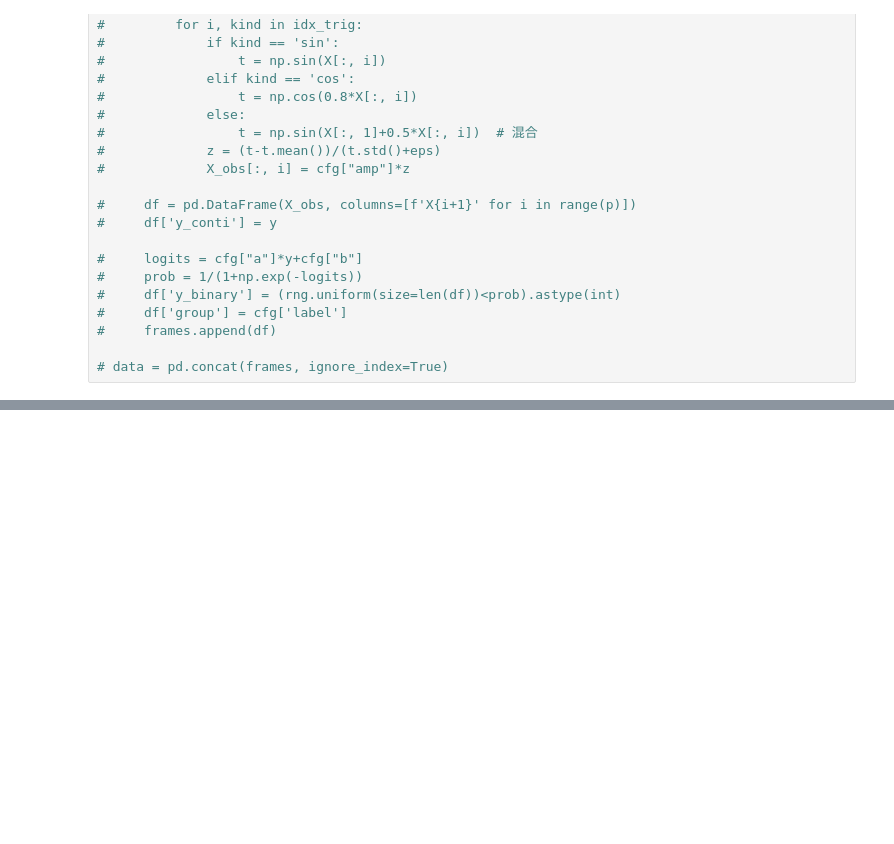
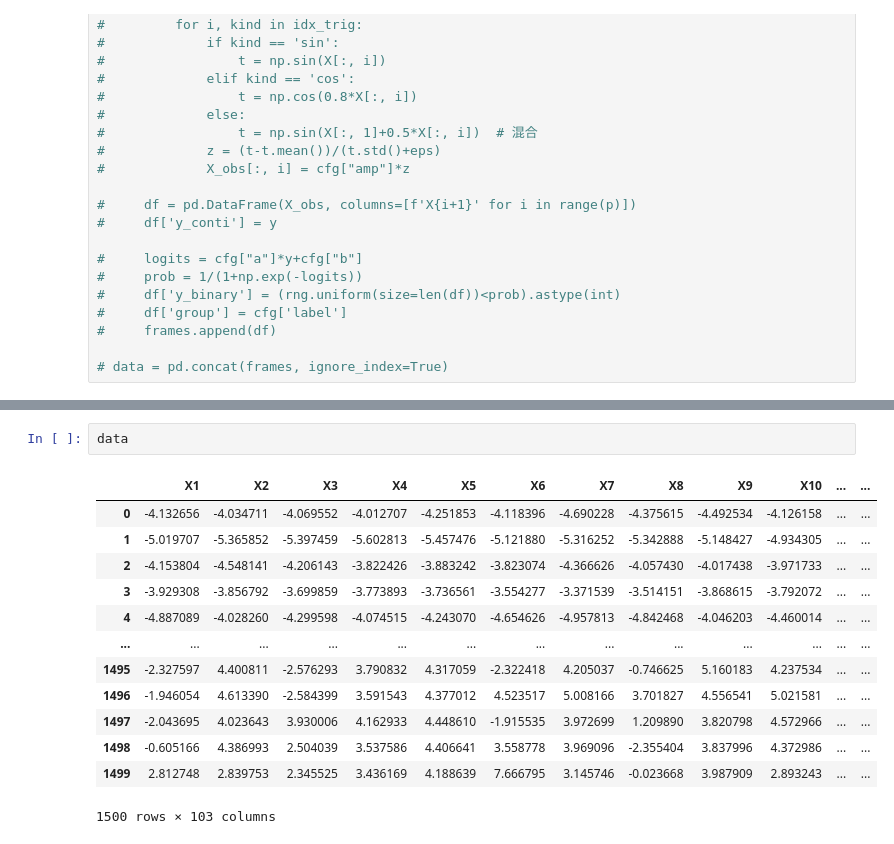
Before and after one commit to JackHuang0125/WHAT_I_DID, a Jupyter notebook: 0 Meeting/0_PAPER_0821.ipynb, the cells around one changed output, grey strips where cells are left out. Saved outputs shown, nothing was run; the diff lists cells and outputs as text; blank space fills up the shorter version.

```diff
--- a/0 Meeting/0_PAPER_0821.ipynb
+++ b/0 Meeting/0_PAPER_0821.ipynb
@@ -190,3 +195,19 @@ sns.heatmap(data=corr_)
+# %%
+data
+# %% [output]
+|  | X1 | X2 | X3 | X4 | X5 | X6 | X7 | X8 | X9 | X10 | ... | ... |
+| 0 | -4.132656 | -4.034711 | -4.069552 | -4.012707 | -4.251853 | -4.118396 | -4.690228 | -4.375615 | -4.492534 | -4.126158 | ... | ... |
+| 1 | -5.019707 | -5.365852 | -5.397459 | -5.602813 | -5.457476 | -5.121880 | -5.316252 | -5.342888 | -5.148427 | -4.934305 | ... | ... |
+| 2 | -4.153804 | -4.548141 | -4.206143 | -3.822426 | -3.883242 | -3.823074 | -4.366626 | -4.057430 | -4.017438 | -3.971733 | ... | ... |
+| 3 | -3.929308 | -3.856792 | -3.699859 | -3.773893 | -3.736561 | -3.554277 | -3.371539 | -3.514151 | -3.868615 | -3.792072 | ... | ... |
+| 4 | -4.887089 | -4.028260 | -4.299598 | -4.074515 | -4.243070 | -4.654626 | -4.957813 | -4.842468 | -4.046203 | -4.460014 | ... | ... |
+| ... | ... | ... | ... | ... | ... | ... | ... | ... | ... | ... | ... | ... |
+| 1495 | -2.327597 | 4.400811 | -2.576293 | 3.790832 | 4.317059 | -2.322418 | 4.205037 | -0.746625 | 5.160183 | 4.237534 | ... | ... |
+| 1496 | -1.946054 | 4.613390 | -2.584399 | 3.591543 | 4.377012 | 4.523517 | 5.008166 | 3.701827 | 4.556541 | 5.021581 | ... | ... |
+| 1497 | -2.043695 | 4.023643 | 3.930006 | 4.162933 | 4.448610 | -1.915535 | 3.972699 | 1.209890 | 3.820798 | 4.572966 | ... | ... |
+| 1498 | -0.605166 | 4.386993 | 2.504039 | 3.537586 | 4.406641 | 3.558778 | 3.969096 | -2.355404 | 3.837996 | 4.372986 | ... | ... |
+| 1499 | 2.812748 | 2.839753 | 2.345525 | 3.436169 | 4.188639 | 7.666795 | 3.145746 | -0.023668 | 3.987909 | 2.893243 | ... | ... |
+1500 rows × 103 columns
 # %%
 X = data.drop(columns=['y_conti', 'y_binary', 'group'])
 y = data['y_binary']
```
Also changed, not shown: parts of 31 cells of this notebook, 2 other files.
